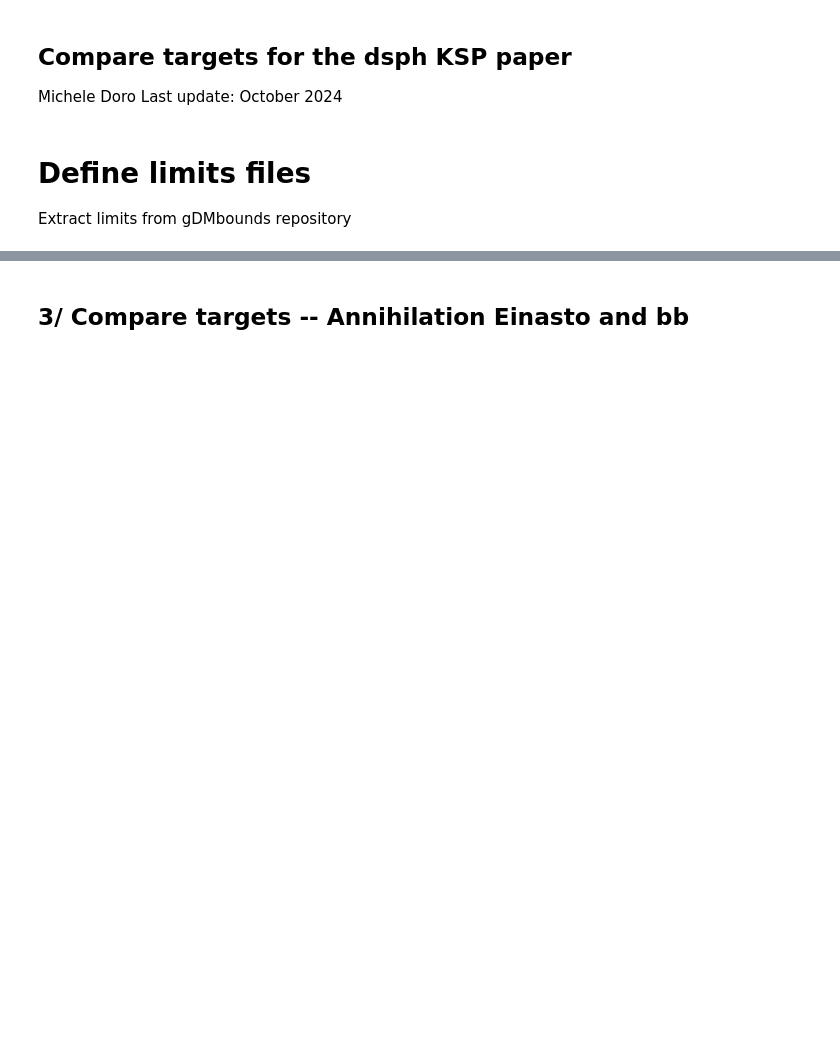
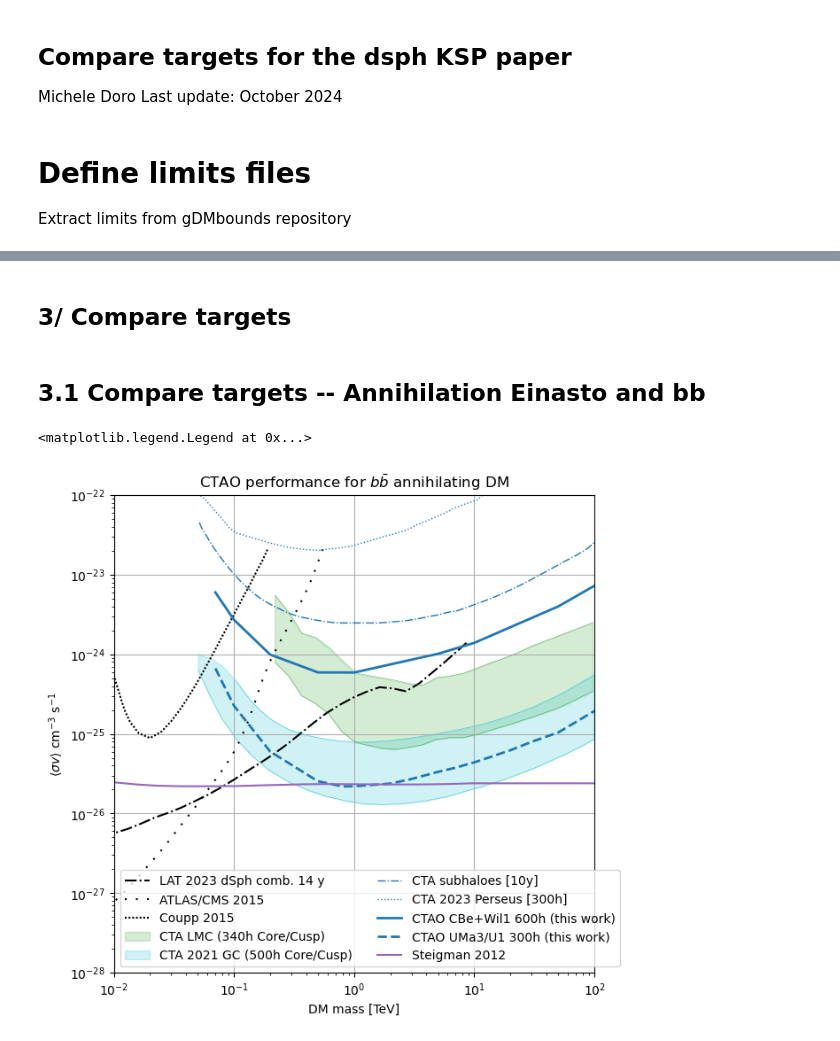
Before and after one commit to micheledoro/gDMbounds, a Jupyter notebook: sandbox/mdoro/makeplot_dsphKSP_compare_target.ipynb, the cells around one changed output, grey strips where cells are left out. Drawn from its saved outputs; the diff is of its cells as text; code cells hidden in the pictures; blank space fills up the shorter version.

```diff
--- a/sandbox/mdoro/makeplot_dsphKSP_compare_target.ipynb
+++ b/sandbox/mdoro/makeplot_dsphKSP_compare_target.ipynb
@@ -103 +105,3 @@ plt.savefig("plot_comparedsphs_Einasto_tautau.png")
 [figure]
+# %% [markdown]
+## 3/ Compare targets
@@ -104,2 +139,73 @@ plt.savefig("plot_comparedsphs_Einasto_tautau.png")
 # %% [markdown]
-## 3/ Compare targets -- Annihilation Einasto and bb
+## 3.1 Compare targets -- Annihilation Einasto and bb
+# %%
+plt.figure(figsize=(7,7))
+plt.xlabel("DM mass [TeV]")
+plt.ylabel(r"$\langle\sigma v \rangle$ cm$^{-3}$ s$^{-1}$")
+plt.xlim(1e-2,1e2)
+plt.ylim(1e-28,1e-22)
+plt.title(r'CTAO performance for $b\bar{b}$ annihilating DM')
+
+
+
+# Other instrument limits
+plt.loglog(fermi_23_mdsph_ann_bb['mass']*1e-3,fermi_23_mdsph_ann_bb['sigmav'],color='k',linestyle='dashdot',label="LAT 2023 dSph comb. 14 y")
+#plt.loglog(hess_12_fornax['mass'],hess_12_fornax['sigmav'],color='k',linestyle=(0, (1, 3)),label="HESS Fornax Cluster")
+#plt.loglog(hess_11_m15['mass'],hess_11_m15['sigmav'],color='k',linestyle=(0, (1, 5)),label="HESS M15")
+plt.loglog(atlas_15_bb['mass']*1e-3,atlas_15_bb['sigmav'],color='k',linestyle=(0, (1, 5)),label="ATLAS/CMS 2015")
+plt.loglog(coupp_15_bb['mass']*1e-3,coupp_15_bb['sigmav'],color='k',linestyle=(0, (1, 1)),label="Coupp 2015")
+
+# Other CTA limits
+plt.loglog(cta_lmc_nfw_bb['mass']*1e-3,cta_lmc_nfw_bb['sigmav'], color='tab:green',linestyle='solid',linewidth=0.25,
+           )
+plt.loglog(cta_lmc_iso_bb['mass']*1e-3,cta_lmc_iso_bb['sigmav'], color='tab:green',linestyle='solid',linewidth=0.25,
+           )
+
+plt.fill_between(cta_lmc_nfw_bb['mass']*1e-3,
+                 cta_lmc_nfw_bb['sigmav'],
+                 cta_lmc_iso_bb['sigmav'],
+                 color='tab:green', alpha=0.2, label="CTA LMC (340h Core/Cusp)")
+
+
+plt.loglog(cta_gc_einasto_bb['mass']*1e-3,cta_gc_einasto_bb['sigmav'],color='tab:cyan',linestyle='solid', linewidth=0.25,
+           )
+plt.loglog(cta_gc_core_bb['mass']*1e-3,cta_gc_core_bb['sigmav'],color='tab:cyan',linestyle='solid', linewidth=0.25,
+           )
+
+# Interpolate cta_gc_core_bb to match cta_gc_einasto_bb mass points
+f = interpolate.interp1d(cta_gc_core_bb['mass'], cta_gc_core_bb['sigmav'],
+                         kind='linear', fill_value='extrapolate')
+interpolated_core_sigmav = f(cta_gc_einasto_bb['mass'])
+
+# Fill between GC Cusp and Core curves
+plt.fill_between(cta_gc_einasto_bb['mass']*1e-3,
+                 cta_gc_einasto_bb['sigmav'],
+                 interpolated_core_sigmav,
+                 color='tab:cyan', alpha=0.2,label="CTA 2021 GC (500h Core/Cusp)")
+
+
+
+
+plt.loglog(cta_subhalos_einasto_bb['mass']*1e-3,cta_subhalos_einasto_bb['sigmav'], color='tab:blue',linestyle='dashdot',linewidth=1,
+           label="CTA subhaloes [10y]")
+plt.loglog(cta_perseus_einasto_bb['mass'],cta_perseus_einasto_bb['sigmav'], color='tab:blue',linestyle='dotted',linewidth=1,
+           label="CTA 2023 Perseus [300h]")
+
+
+# This work
+plt.loglog(thiswork_stack_einasto_600_bb['mass']*1e-3,thiswork_stack_einasto_600_bb['sigmav'],label="CTAO CBe+Wil1 600h (this work)", color='tab:blue',linewidth=2)
+plt.loglog(thiswork_uma3_einasto_300_bb['mass']*1e-3,thiswork_uma3_einasto_300_bb['sigma_v'],label="CTAO UMa3/U1 300h (this work)", color='tab:blue', linestyle='dashed',linewidth=2)
+
+
+# Steigman reference
+#plt.loglog(steigman['mass']*1e-3,steigman['sigmav'],color='tab:purple',label="Steigman 2012")
+plt.loglog(steigman['mass']*1e-3, steigman['sigmav'],color='tab:purple',label="Steigman 2012")
+
+
+plt.grid()
+plt.legend(loc="best",ncol=2)
+
+#plt.savefig("compare_cta_target_bb.png")
+# %% [output]
+<matplotlib.legend.Legend at 0x...>
+[figure, added]
```
Also changed, not shown: parts of 16 cells of this notebook, 1 other file.
